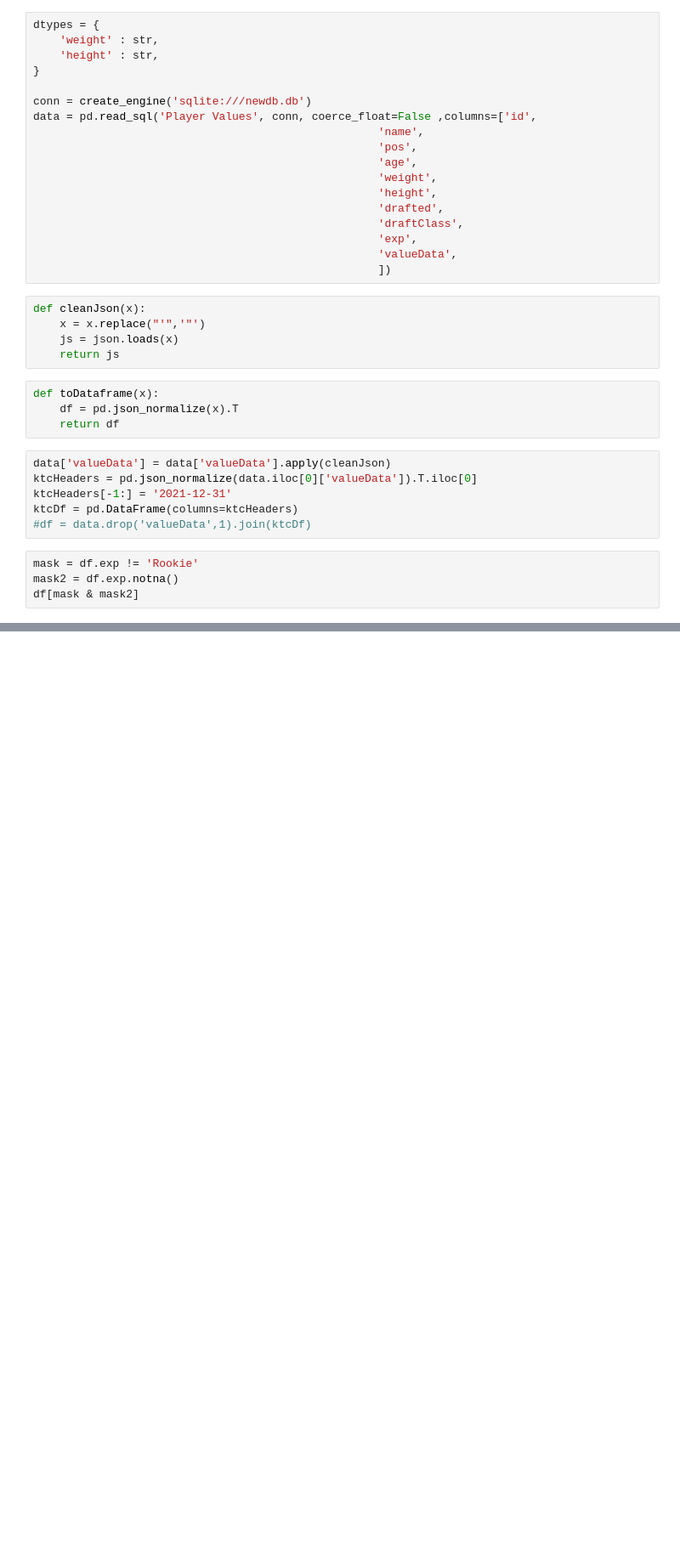
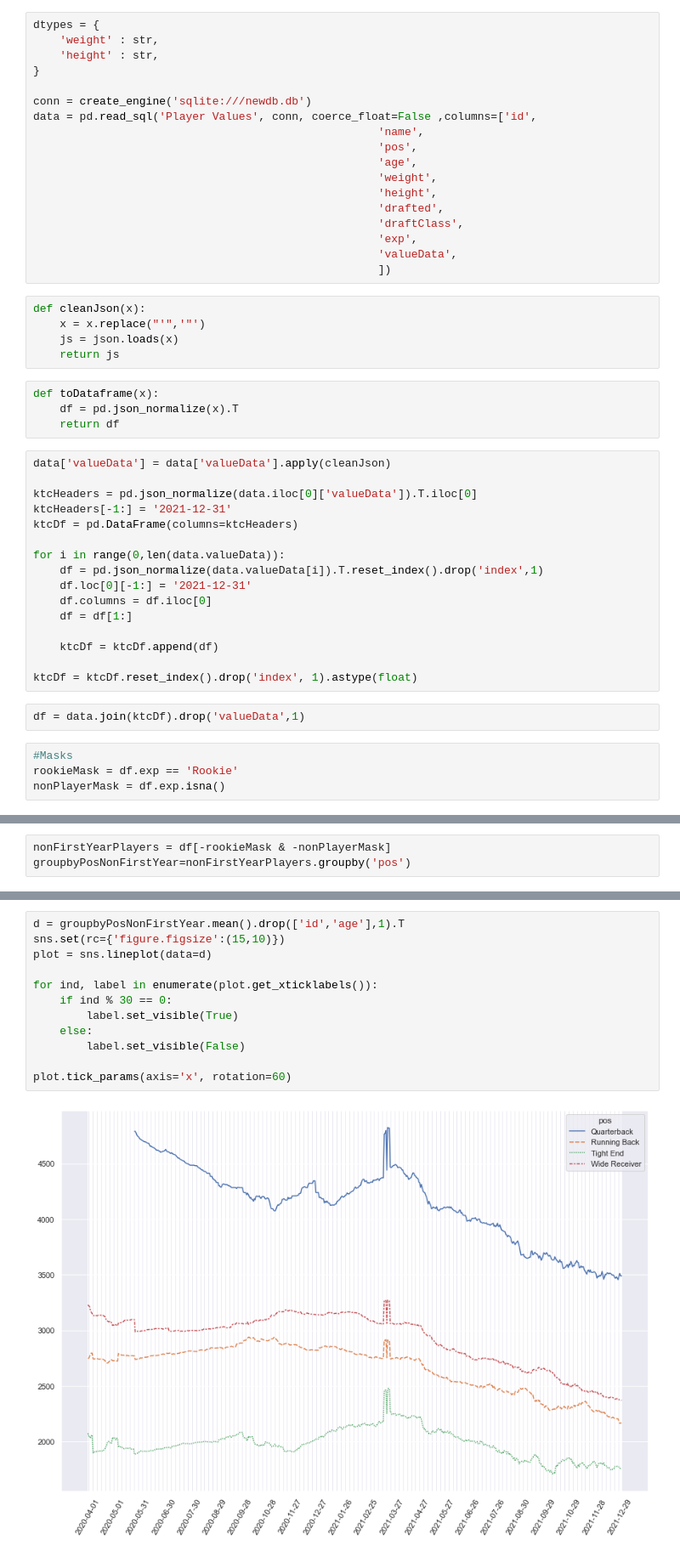
Before and after one commit to jsimerly/KTC-Analysis-and-Scraping, a Jupyter notebook: analysis.ipynb, the cells around one changed output, grey strips where cells are left out. Shown at 85% size. Saved outputs shown, nothing was run; the diff lists cells and outputs as text; blank space fills up the shorter version.

Commit message:
First Round of Analysis

```diff
--- a/analysis.ipynb
+++ b/analysis.ipynb
@@ -31,11 +33,23 @@ def toDataframe(x):
     return df
 # %%
 data['valueData'] = data['valueData'].apply(cleanJson)
+
 ktcHeaders = pd.json_normalize(data.iloc[0]['valueData']).T.iloc[0]
 ktcHeaders[-1:] = '2021-12-31'
 ktcDf = pd.DataFrame(columns=ktcHeaders)
-#df = data.drop('valueData',1).join(ktcDf)
+
+for i in range(0,len(data.valueData)):
+    df = pd.json_normalize(data.valueData[i]).T.reset_index().drop('index',1)
+    df.loc[0][-1:] = '2021-12-31'
+    df.columns = df.iloc[0]
+    df = df[1:]
+
+    ktcDf = ktcDf.append(df)
+
+ktcDf = ktcDf.reset_index().drop('index', 1).astype(float)
+# %%
+df = data.join(ktcDf).drop('valueData',1)
 # %%
-mask = df.exp != 'Rookie'
-mask2 = df.exp.notna()
-df[mask & mask2]
+#Masks
+rookieMask = df.exp == 'Rookie'
+nonPlayerMask = df.exp.isna()
@@ -43,0 +56,3 @@ NameError: name 'df' is not defined
+# %%
+nonFirstYearPlayers = df[-rookieMask & -nonPlayerMask]
+groupbyPosNonFirstYear=nonFirstYearPlayers.groupby('pos')
@@ -43,0 +77,14 @@ NameError: name 'df' is not defined
+# %%
+d = groupbyPosNonFirstYear.mean().drop(['id','age'],1).T
+sns.set(rc={'figure.figsize':(15,10)})
+plot = sns.lineplot(data=d)
+
+for ind, label in enumerate(plot.get_xticklabels()):
+    if ind % 30 == 0:
+        label.set_visible(True)
+    else:
+        label.set_visible(False)
+
+plot.tick_params(axis='x', rotation=60)
+# %% [output]
+[figure, added]
```
Also changed, not shown: parts of 4 cells of this notebook.
